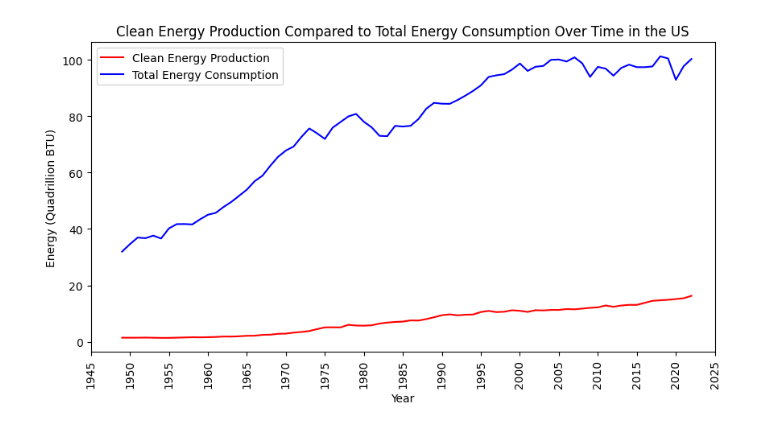
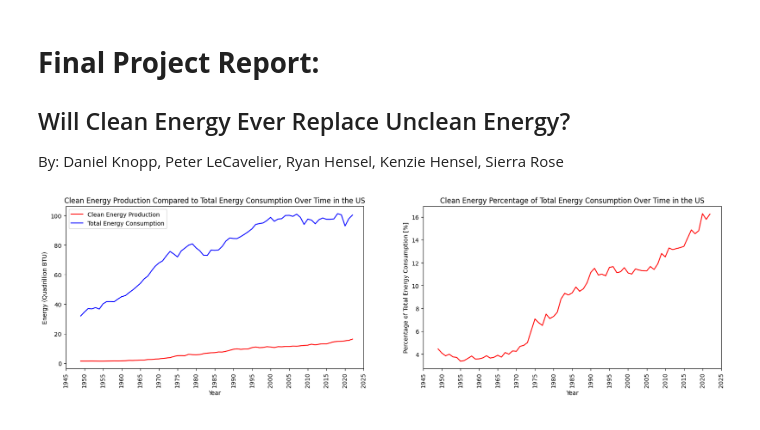
Before and after one commit to peterlecavalier/clean-energy-report, a Jupyter notebook: final_project.ipynb, the cells around one changed output. Saved outputs shown, nothing was run; the diff lists cells and outputs as text; code cells hidden in the pictures.

Commit message:
Added percentage computation for clean energy vs total

```diff
--- a/final_project.ipynb
+++ b/final_project.ipynb
@@ -0,0 +1,5 @@
+# %% [markdown]
+# __Final Project Report:__
+## Will Clean Energy Ever Replace Unclean Energy?
+
+By: Daniel Knopp, Peter LeCavelier, Ryan Hensel, Kenzie Hensel, Sierra Rose
@@ -10,37 +20,48 @@ e_production_by_source = pd.read_csv('annual_e_prod_by_source.csv')
 # import anual energy consumption by source data
 e_consumption_by_source = pd.read_csv('annual_e_cons_by_source.csv')
 # %%
-
 # Create list of energy categorized as clean energy
 clean_energy = ['Nuclear', 'Solar', 'Wind', 'Hydroelectric', 'Geothermal', 'Annual Total']
 
 cols = e_production_by_source.columns
-cols_to_keep = [col if clean in col else None for clean in clean_energy for col in cols]
-cols_to_keep = [col for col in cols_to_keep if col is not None]
+cols_to_keep = [col for col in cols for clean in clean_energy if clean in col]
 
 # Create a new dataframe with only the clean energy columns
 clean_energy = e_production_by_source[cols_to_keep]
 
 # Change all Not Available to zero
 clean_energy = clean_energy.replace('Not Available', 0)
 
 # Cast all values to float
 clean_energy = clean_energy.astype(float)
 
 # Create a new column that sums all the clean energy sources
 clean_energy['Total'] = clean_energy.sum(axis=1) - clean_energy['Annual Total']
 
-# Plot the clean energy production over time
-plt.figure(figsize=(10, 5))
-plt.plot(clean_energy['Annual Total'], clean_energy['Total'], color='r', label='Clean Energy Production')
-plt.plot(e_consumption_by_source['Annual Total'], e_consumption_by_source['Total Primary Energy Consumption'], color='b', label='Total Energy Consumption')
-plt.xlabel('Year')
-plt.ylabel('Energy (Quadrillion BTU)')
-plt.legend()
-plt.xlim(1945, 2025)
-plt.xticks(np.arange(1945, 2026, 5), rotation=90)
-plt.title('Clean Energy Production Compared to Total Energy Consumption Over Time in the US')
+# Create a 1x2 subplot
+fig, ax = plt.subplots(1, 2, figsize=(20, 5))
+
+# Plot the clean energy production over time on first subplot
+ax[0].plot(clean_energy['Annual Total'], clean_energy['Total'], color='r', label='Clean Energy Production')
+ax[0].plot(e_consumption_by_source['Annual Total'], e_consumption_by_source['Total Primary Energy Consumption'], color='b', label='Total Energy Consumption')
+ax[0].set_xlabel('Year')
+ax[0].set_ylabel('Energy (Quadrillion BTU)')
+ax[0].legend()
+ax[0].set_xlim(1945, 2025)
+ax[0].set_xticks(np.arange(1945, 2026, 5))
+ax[0].tick_params(axis='x', rotation=90)
+ax[0].set_title('Clean Energy Production Compared to Total Energy Consumption Over Time in the US')
+
+# Plot clean energy production as a percentage of total energy consumption on second subplot
+ax[1].plot(clean_energy['Annual Total'], clean_energy['Total'] / e_consumption_by_source['Total Primary Energy Consumption'] * 100, color='r', label='Clean Energy Production')
+ax[1].set_xlabel('Year')
+ax[1].set_ylabel('Percentage of Total Energy Consumption [%]')
+ax[1].set_xlim(1945, 2025)
+ax[1].set_xticks(np.arange(1945, 2026, 5))
+ax[1].tick_params(axis='x', rotation=90)
+ax[1].set_title('Clean Energy Percentage of Total Energy Consumption Over Time in the US')
+
 plt.show()
 # %% [output]
-[figure, old version]
+[figure, new version]
 # %%
```
Also changed, not shown: parts of 4 cells of this notebook.
